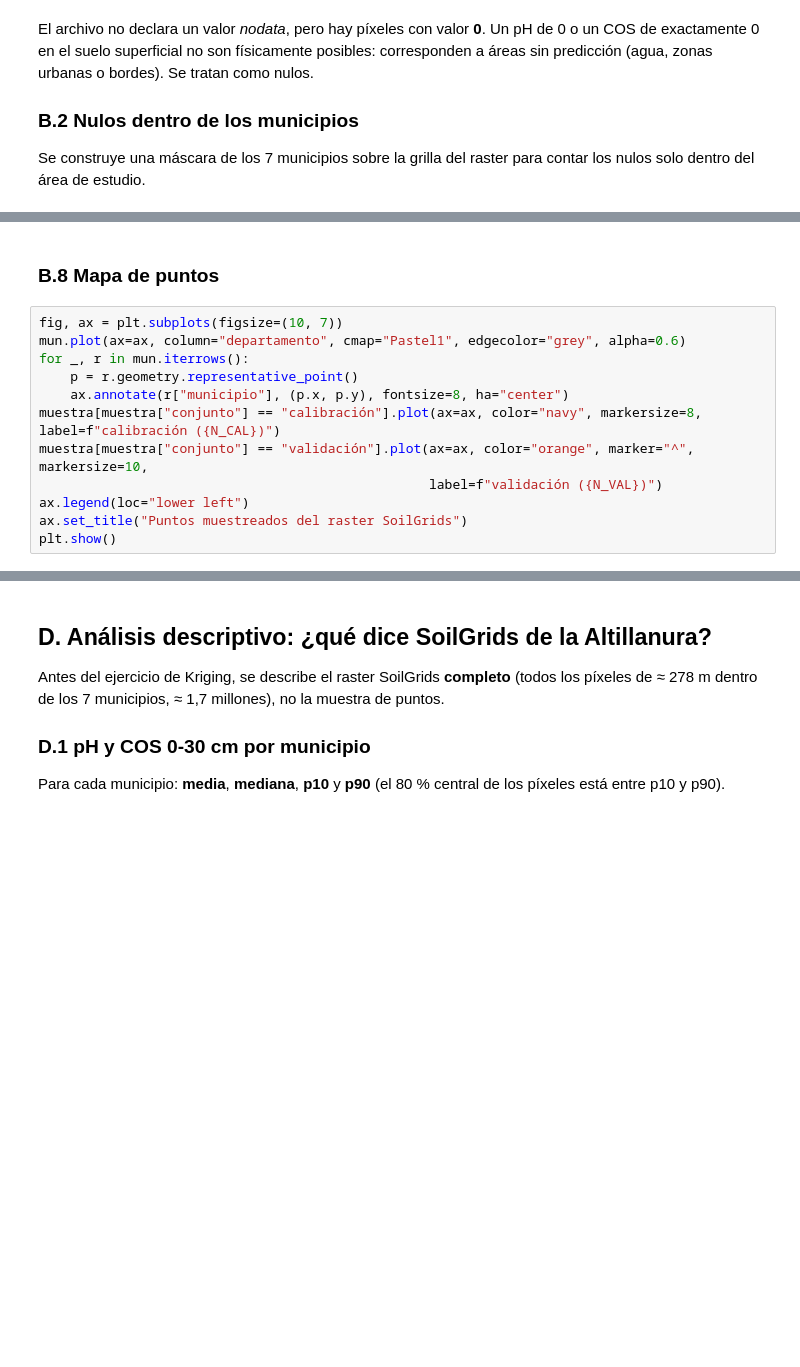
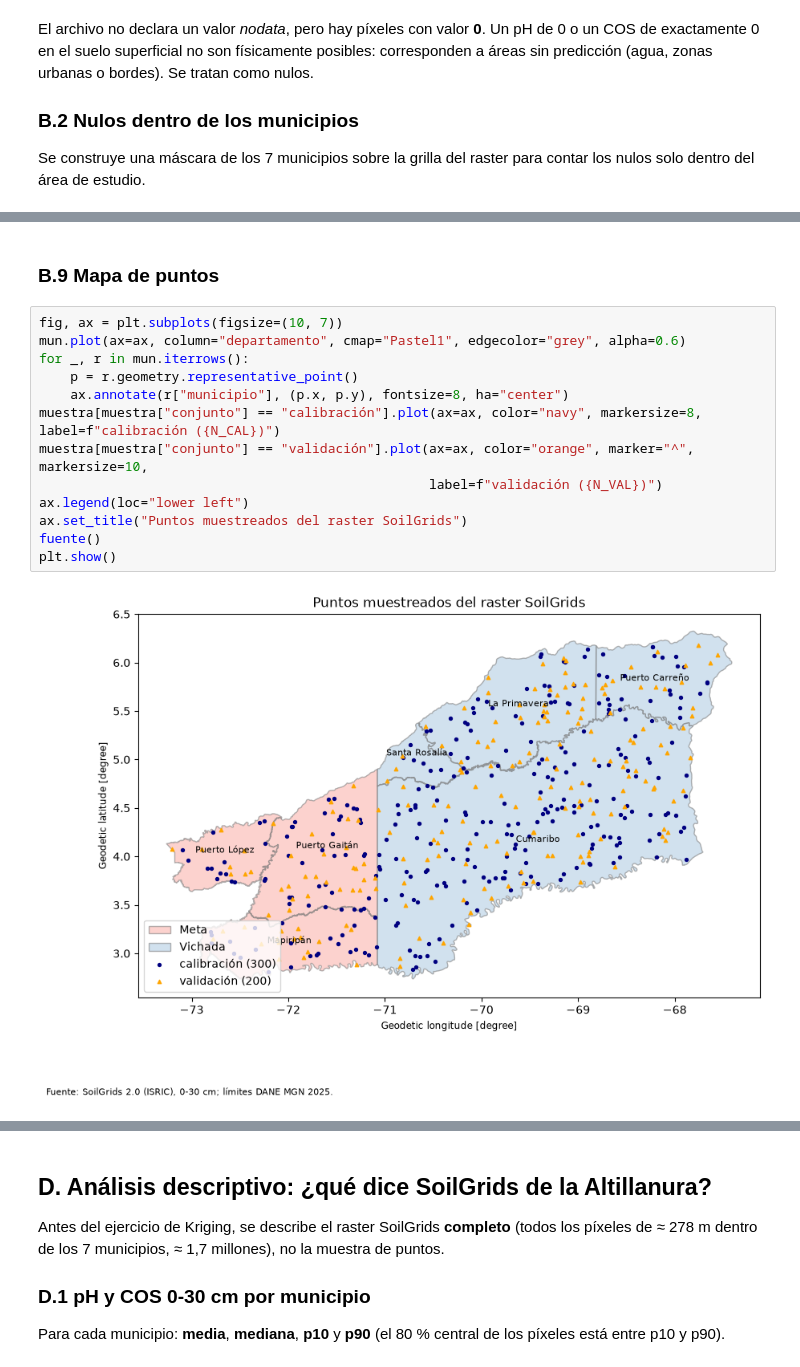
Before and after one commit to DanielFelipeRuizBermudez/Proyecto-ALTILLANURA, a Jupyter notebook: notebooks/40_suelos/40_suelos_soilgrids_kriging.ipynb, the cells around one changed output, grey strips where cells are left out. Saved outputs shown, nothing was run; the diff lists cells and outputs as text; blank space fills up the shorter version.

```diff
--- a/notebooks/40_suelos/40_suelos_soilgrids_kriging.ipynb
+++ b/notebooks/40_suelos/40_suelos_soilgrids_kriging.ipynb
@@ -318,15 +450,18 @@ display(dd)
 # %% [markdown]
-### B.8 Mapa de puntos
+### B.9 Mapa de puntos
 # %%
 fig, ax = plt.subplots(figsize=(10, 7))
 mun.plot(ax=ax, column="departamento", cmap="Pastel1", edgecolor="grey", alpha=0.6)
 for _, r in mun.iterrows():
     p = r.geometry.representative_point()
     ax.annotate(r["municipio"], (p.x, p.y), fontsize=8, ha="center")
 muestra[muestra["conjunto"] == "calibración"].plot(ax=ax, color="navy", markersize=8, label=f"calibración ({N_CAL})")
 muestra[muestra["conjunto"] == "validación"].plot(ax=ax, color="orange", marker="^", markersize=10,
                                                   label=f"validación ({N_VAL})")
 ax.legend(loc="lower left")
 ax.set_title("Puntos muestreados del raster SoilGrids")
+fuente()
 plt.show()
+# %% [output]
+[figure, added]
 # %% [markdown]
```
Also changed, not shown: parts of 39 cells of this notebook, 6 other files.
